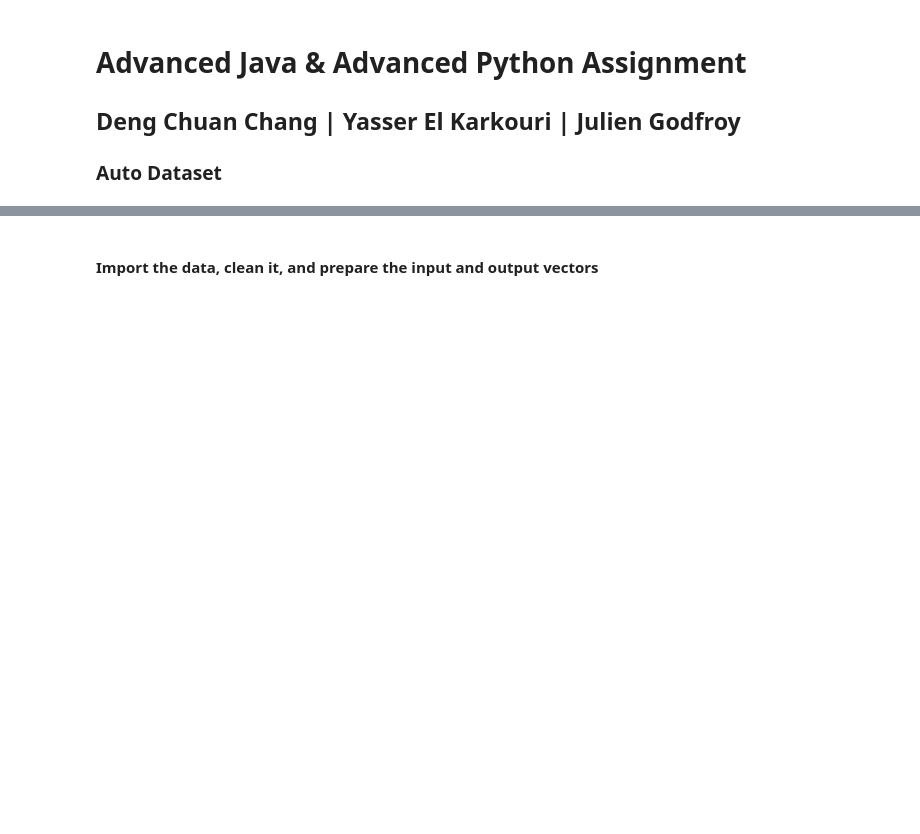
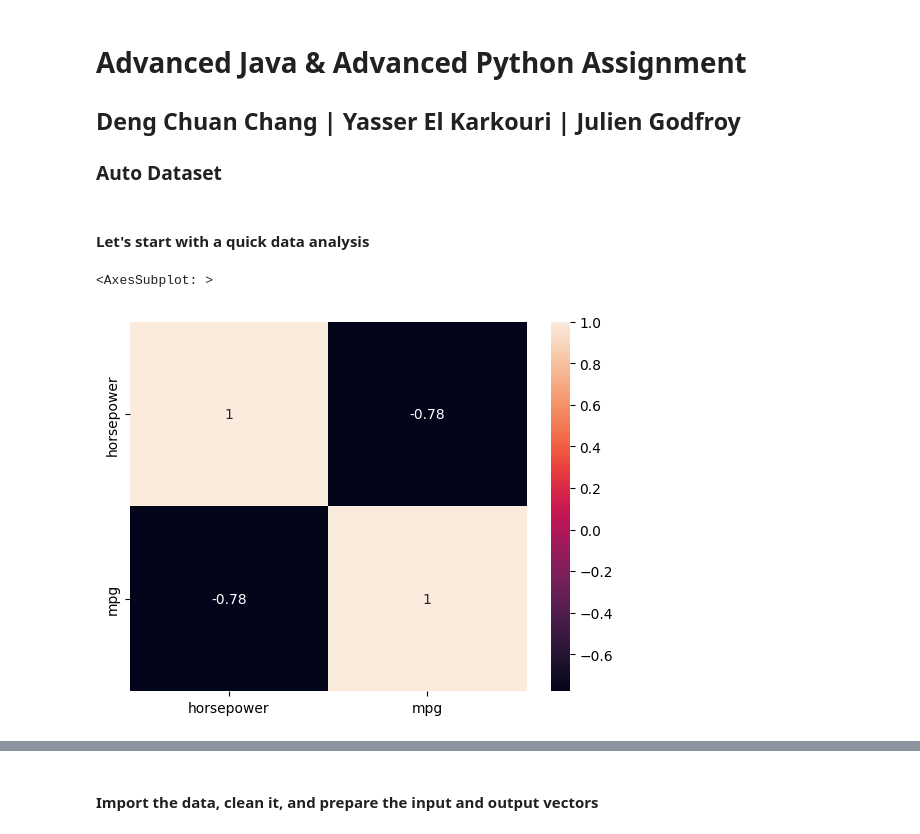
Before and after one commit to jugodfroy/LinearRegressionMultiple, a Jupyter notebook: main_auto.ipynb, the cells around one changed output, grey strips where cells are left out. Saved outputs shown, nothing was run; the diff lists cells and outputs as text; code cells hidden in the pictures; blank space fills up the shorter version.

Commit message:
add data anaylis section

```diff
--- a/main_auto.ipynb
+++ b/main_auto.ipynb
@@ -5,3 +5,15 @@
 # %%
 from  Class.ModelClass import * # Importing the Model class from ModelClass.py
 from functions.utils import * # Importing the utils functions from utils.py
+# %% [markdown]
+#### Let's start with a quick data analysis
+# %%
+x, y, df = import_clean_data('./data/Auto.csv', input_list=['horsepower'], output_list=['mpg'])
+df.head()
+
+#heatmap for the correlation coefficient between the variables
+import seaborn as sns
+sns.heatmap(df.corr(), annot=True)
+# %% [output]
+<AxesSubplot: >
+[figure, added]
```
Also changed, not shown: parts of 2 cells of this notebook, 3 other files.
